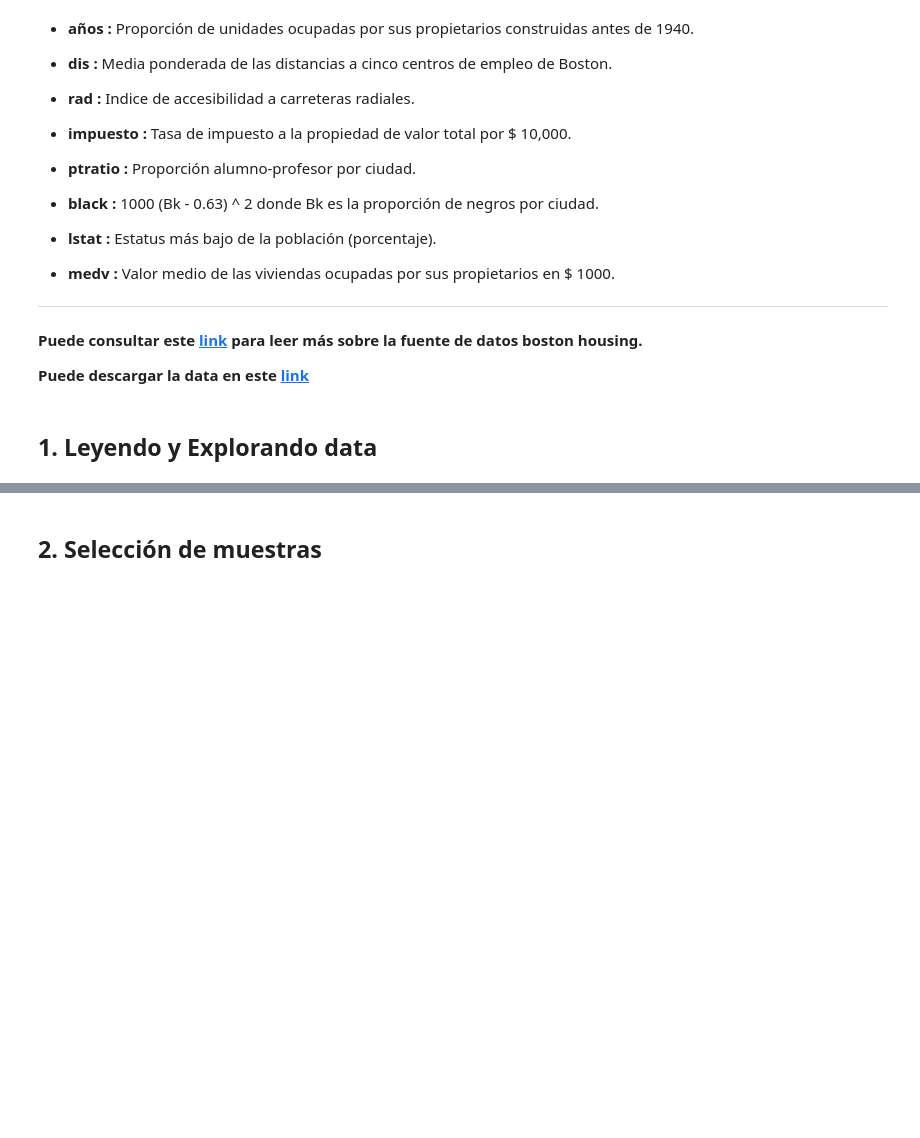
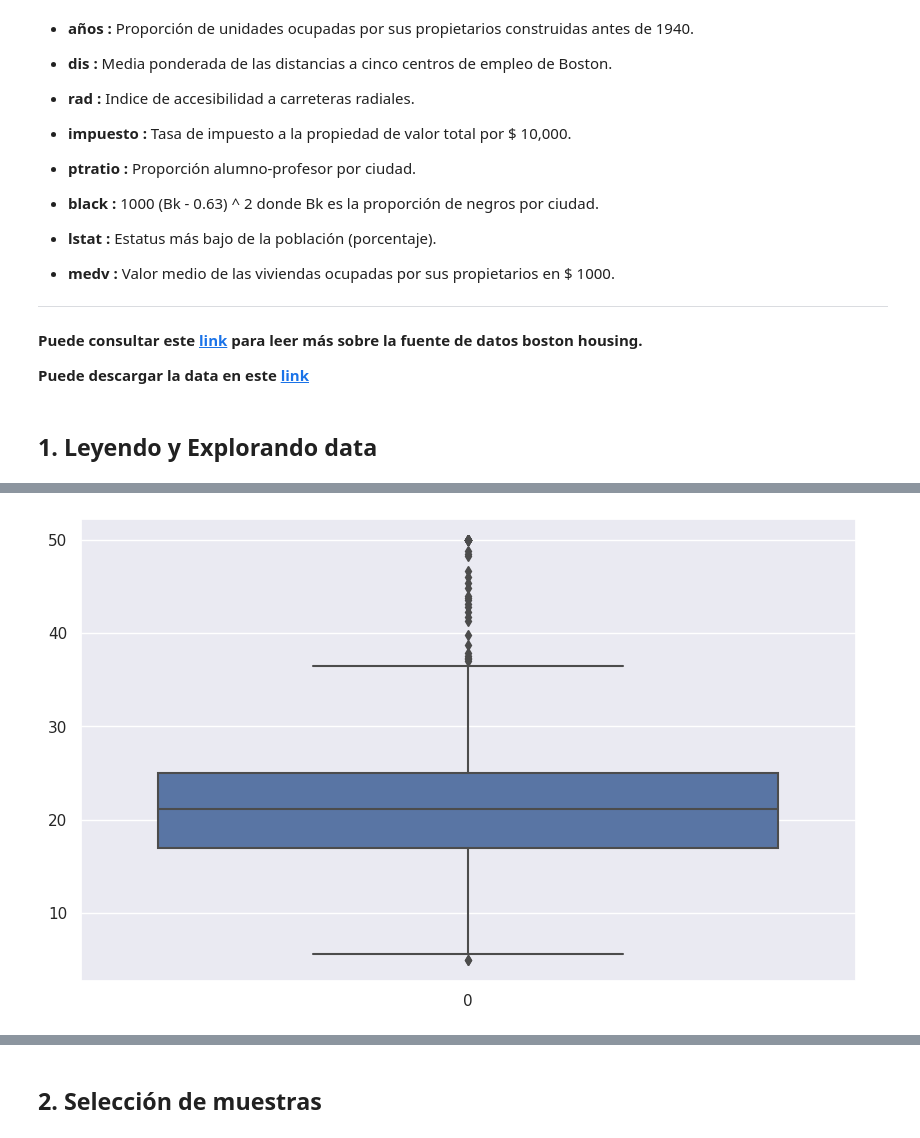
Before and after one commit to GPBlaster/CODE_GP_PROJECT_MLDL, a Jupyter notebook: Supervised_models/Linear_regression/Lab_Boston_Housing_v2.ipynb, the cells around one changed output, grey strips where cells are left out. Cells and saved outputs as stored; diff of their text form; code cells hidden in the pictures; blank space fills up the shorter version.

```diff
--- a/Supervised_models/Linear_regression/Lab_Boston_Housing_v2.ipynb
+++ b/Supervised_models/Linear_regression/Lab_Boston_Housing_v2.ipynb
@@ -132,3 +159,7 @@ sns.displot(pddf.NOX, kind="kde", fill=True)
+# %%
+ax = sns.boxplot(data=pddf.MEDV, orient="v")
+# %% [output]
+[figure, added]
 # %%
 #Boxplot
 sns.set_theme(style="whitegrid")
```
Also changed, not shown: parts of 26 cells of this notebook.
